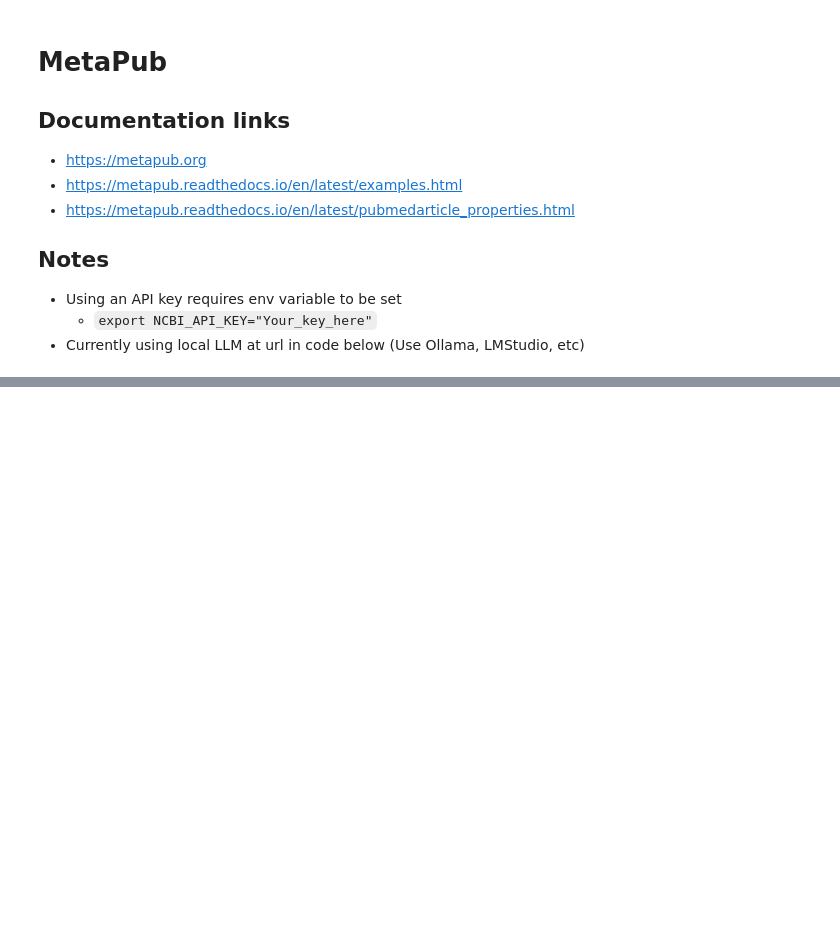
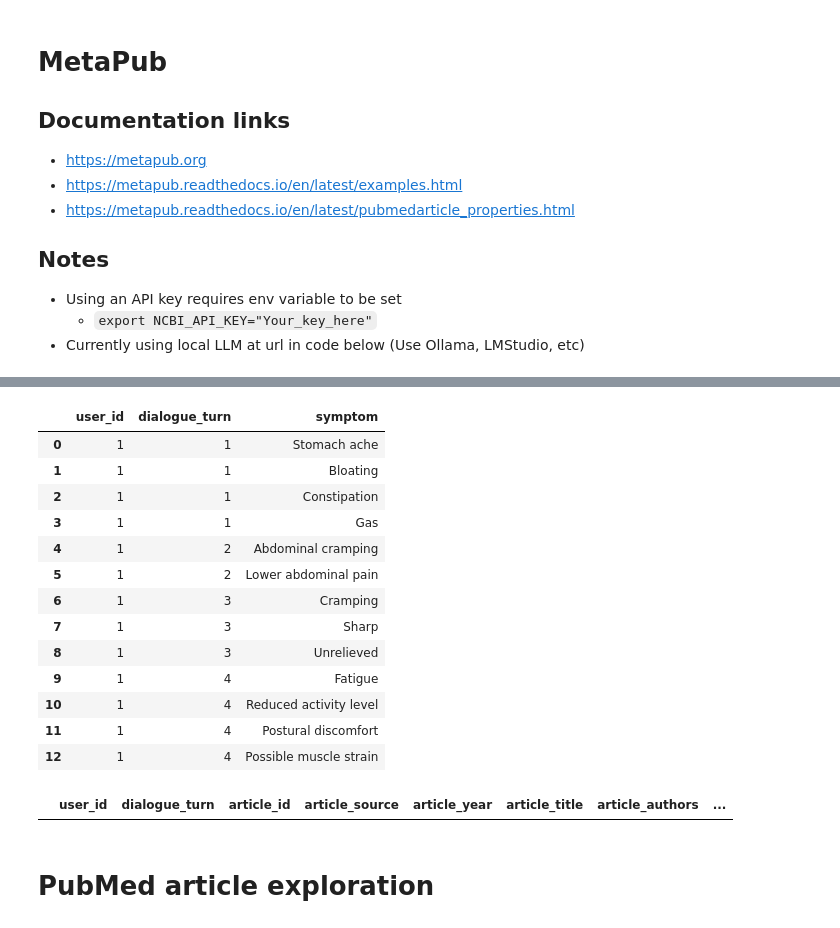
Before and after one commit to s-david-kyle/Capstone2026_Spring, a Jupyter notebook: proof_of_concept/metapub_llm.ipynb, the cells around one changed output, grey strips where cells are left out. Drawn from its saved outputs; the diff is of its cells as text; code cells hidden in the pictures; blank space fills up the shorter version.

Commit message:
added UMLS, pubmed article parsing, mts_dialogue, and question loop to proof of concept

```diff
--- a/proof_of_concept/metapub_llm.ipynb
+++ b/proof_of_concept/metapub_llm.ipynb
@@ -86,0 +203,17 @@ Journal: Gastroenterology
+# %%
+# helper function to search through mts_dialogue more effectively
+def extract_text(text):
+    """Extracts text between 'Symptoms: ' and 'Diagnosis: '."""
+    match = re.search(r"Symptoms: (.*?)\nDiagnosis: ", text)
+    if match:
+        return match.group(1)
+    else:
+        return None  # Or return an empty string "" if preferred
+# %%
+# helper function to remove numbers from extracted text
+def remove_floats(text):
+    """Removes float values from the text, keeping only text."""
+    if isinstance(text, (int, float)):
+        return ''  # Replace numeric values with an empty string
+    else:
+        return text
@@ -86,0 +249,20 @@ Journal: Gastroenterology
+# %%
+# examine mts dialogue
+mts_dialogue = pd.read_csv('data/mts_dialogue/MTS-Dialog-TrainingSet (SDHP).csv')
+# do a search in section_text to find matching dialogues with patient symptoms
+def doctor_dialogue_mimic(symptoms, patient_question):
+    # use regex to extract only symptoms from section_text column
+    mts_dialogue['extracted_text'] = mts_dialogue['section_text'].apply(extract_text)
+    mts_dialogue['extracted_text'] = mts_dialogue['extracted_text'].apply(remove_floats)
+
+    # take extracted_text closest to patient statement
+    dialogues = mts_dialogue[mts_dialogue['extracted_text'].apply(lambda text: any(item in text for item in symptoms))]
+
+    # extract all dialogues and place into a string to feed to LLM
+    processed_dialogue = ""
+    for index, row in dialogues.iterrows():
+        processed_dialogue += f"\ndialogue {index}: {row['dialogue']} "
+    # print(processed_dialogue)
+    question = llm_process_mts_dialogue(processed_dialogue, patient_question)
+
+    return question
@@ -86,0 +344,5 @@ Journal: Gastroenterology
+# %%
+# automatic prompt
+# conversation_log, symptom_log, article_log = surface_patient_information(patient_statement_01)
+# user prompt
+conversation_log, symptom_log, article_log = surface_patient_information()
@@ -86,0 +414,23 @@ Journal: Gastroenterology
+# %%
+symptom_log
+# %% [output]
+|  | user_id | dialogue_turn | symptom |
+| 0 | 1 | 1 | Stomach ache |
+| 1 | 1 | 1 | Bloating |
+| 2 | 1 | 1 | Constipation |
+| 3 | 1 | 1 | Gas |
+| 4 | 1 | 2 | Abdominal cramping |
+| 5 | 1 | 2 | Lower abdominal pain |
+| 6 | 1 | 3 | Cramping |
+| 7 | 1 | 3 | Sharp |
+| 8 | 1 | 3 | Unrelieved |
+| 9 | 1 | 4 | Fatigue |
+| 10 | 1 | 4 | Reduced activity level |
+| 11 | 1 | 4 | Postural discomfort |
+| 12 | 1 | 4 | Possible muscle strain |
+# %%
+article_log
+# %% [output]
+|  | user_id | dialogue_turn | article_id | article_source | article_year | article_title | article_authors | ... |
+# %% [markdown]
+# PubMed article exploration
```
Also changed, not shown: parts of 14 cells of this notebook, 4 other files.
